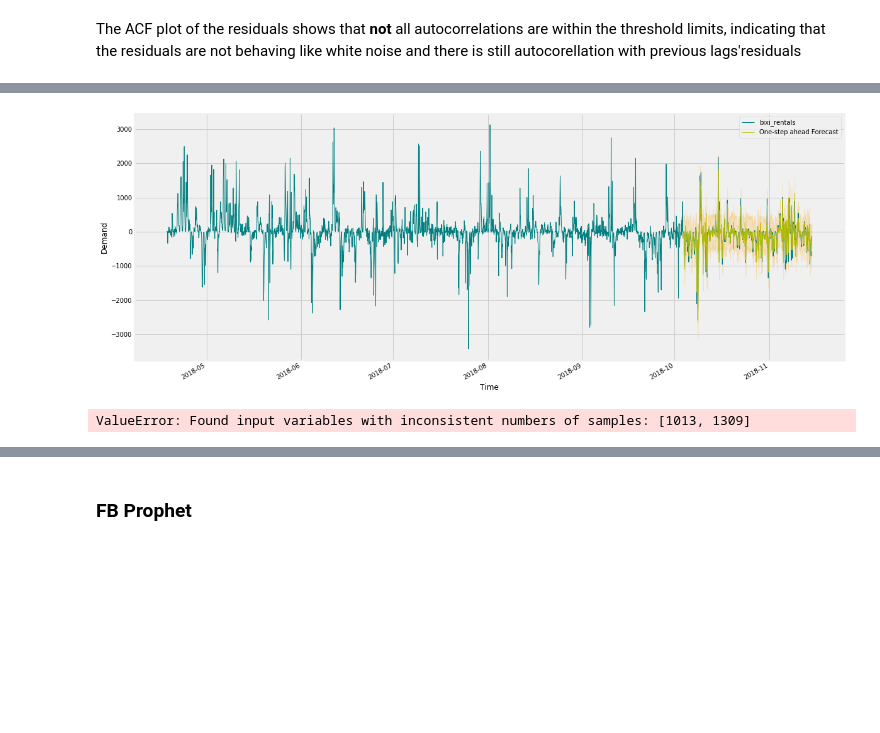
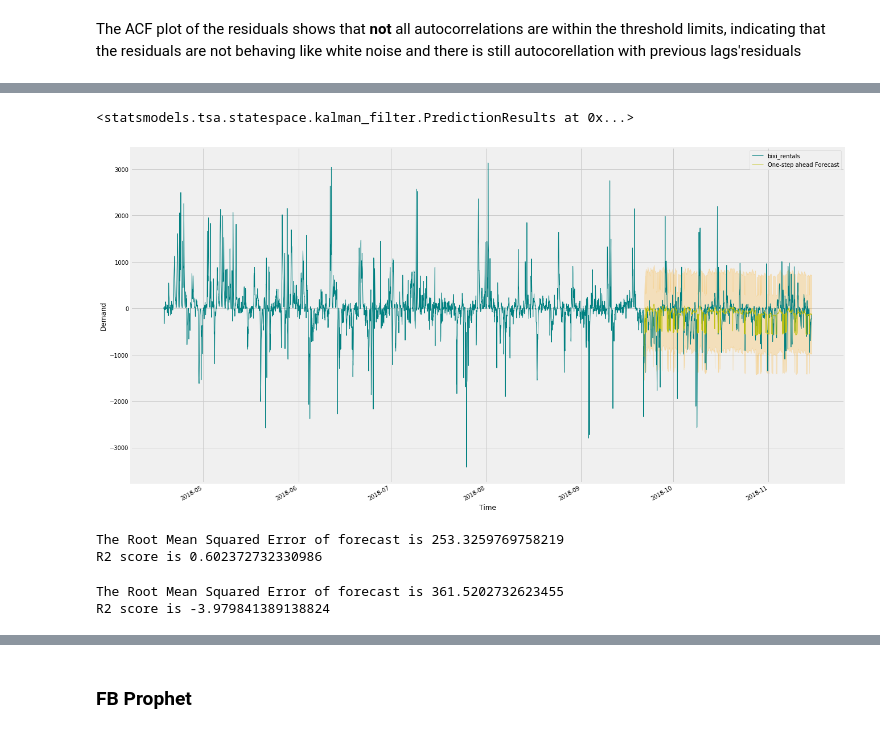
Before and after one commit to Rimab55/Forecasting_Bixi_Bikeshare_rentals, a Jupyter notebook: Time_Series.ipynb, the cells around one changed output, grey strips where cells are left out. Cells and saved outputs as stored; diff of their text form; code cells hidden in the pictures; blank space fills up the shorter version.

```diff
--- a/Time_Series.ipynb
+++ b/Time_Series.ipynb
@@ -42,6 +51,7 @@ cur.close()
 
 ts = df.copy(deep = False) # Different manipulation for TimeSeries
 ts['date_hour'] = pd.to_datetime(ts['date_hour']) # Converting to datetime type
+ts['date_hour'] = ts['date_hour']
 ts = ts.set_index('date_hour') # Setting index to Date & Hour
 # %% [markdown]
 ### Random Forest Regressor - Can also be helpful for selecting X in SARIMAX
@@ -402,0 +458,19 @@ ValueError: Provided exogenous values are not of the appropriate shape. Required
+# %%
+rcParams['figure.figsize'] = 20,12
+# Plot observed values
+
+ax = y_shift.plot(label='observed', linewidth = 1, c = 'teal')
+
+#Plot predicted values
+pred.predicted_mean.plot(ax=ax, label='One-step ahead Forecast', alpha=.9, linewidth = 1, c = 'y')
+
+#Plot the range for confidence intervals
+ax.fill_between(pred_conf.index,
+                pred_conf.iloc[:, 0],
+                pred_conf.iloc[:, 1], color='orange', alpha=.22)
+
+#Set axes labels
+ax.set_xlabel('Time')
+ax.set_ylabel('Demand')
+plt.legend()
+plt.show()
@@ -405,35 +496,50 @@ ValueError: Provided exogenous values are not of the appropriate shape. Required
+# %%
+fcs.prediction_results
+# %% [output]
+<statsmodels.tsa.statespace.kalman_filter.PredictionResults at 0x...>
 # %%
-# rcParams['figure.figsize'] = 20,12
+rcParams['figure.figsize'] = 20,12
 # Plot observed values
 
-ax = y_shift.plot(label='observed', linewidth = 1, c = 'teal')
+ax2 = y_shift.plot(label='observed', linewidth = 1, c = 'teal')
 
 #Plot predicted values
-pred.predicted_mean.plot(ax=ax, label='One-step ahead Forecast', alpha=.9, linewidth = 1, c = 'y')
+fcst.predicted_mean.plot(ax=ax2, label='One-step ahead Forecast', alpha=.9, linewidth = 1, c = 'y')
 
 #Plot the range for confidence intervals
-ax.fill_between(pred_conf.index,
-                pred_conf.iloc[:, 0],
-                pred_conf.iloc[:, 1], color='orange', alpha=.22)
+ax2.fill_between(fcst_conf.index,
+                fcst_conf.iloc[:, 0],
+                fcst_conf.iloc[:, 1], color='orange', alpha=.22)
 
 #Set axes labels
-ax.set_xlabel('Time')
-ax.set_ylabel('Demand')
+ax2.set_xlabel('Time')
+ax2.set_ylabel('Demand')
 plt.legend()
-
 plt.show()
 # %% [output]
-[figure, old version]
+[figure, new version]
 # %%
 # Get the Real and predicted values
 forecast = pred.predicted_mean.values
-real = y_test.values.flatten()
+real = y_train.values.flatten()
 
 # RMSE
 print('The Root Mean Squared Error of forecast is {}'.format(np.sqrt(mean_squared_error(forecast,real))))
 print('R2 score is {}'.format(r2_score(forecast,real)))
 # %% [output]
-ValueError: Found input variables with inconsistent numbers of samples: [1013, 1309]
+The Root Mean Squared Error of forecast is 253.3259769758219
+R2 score is 0.602372732330986
+# %%
+# Get the Real and predicted values
+forecast = fcst.predicted_mean.values
+real = y_test.values.flatten()
+
+# RMSE
+print('The Root Mean Squared Error of forecast is {}'.format(np.sqrt(mean_squared_error(forecast,real))))
+print('R2 score is {}'.format(r2_score(forecast,real)))
+# %% [output]
+The Root Mean Squared Error of forecast is 361.5202732623455
+R2 score is -3.979841389138824
 # %%
 # SARIMAX(1, 0, 1)x(0, 1, 1, 24) - AIC:72999.18045610248 - best so far with X
 # SARIMAX(1, 0, 1)x(1, 1, 1, 24) - AIC 72454.686 - best so far
```
Also changed, not shown: parts of 30 cells of this notebook.
